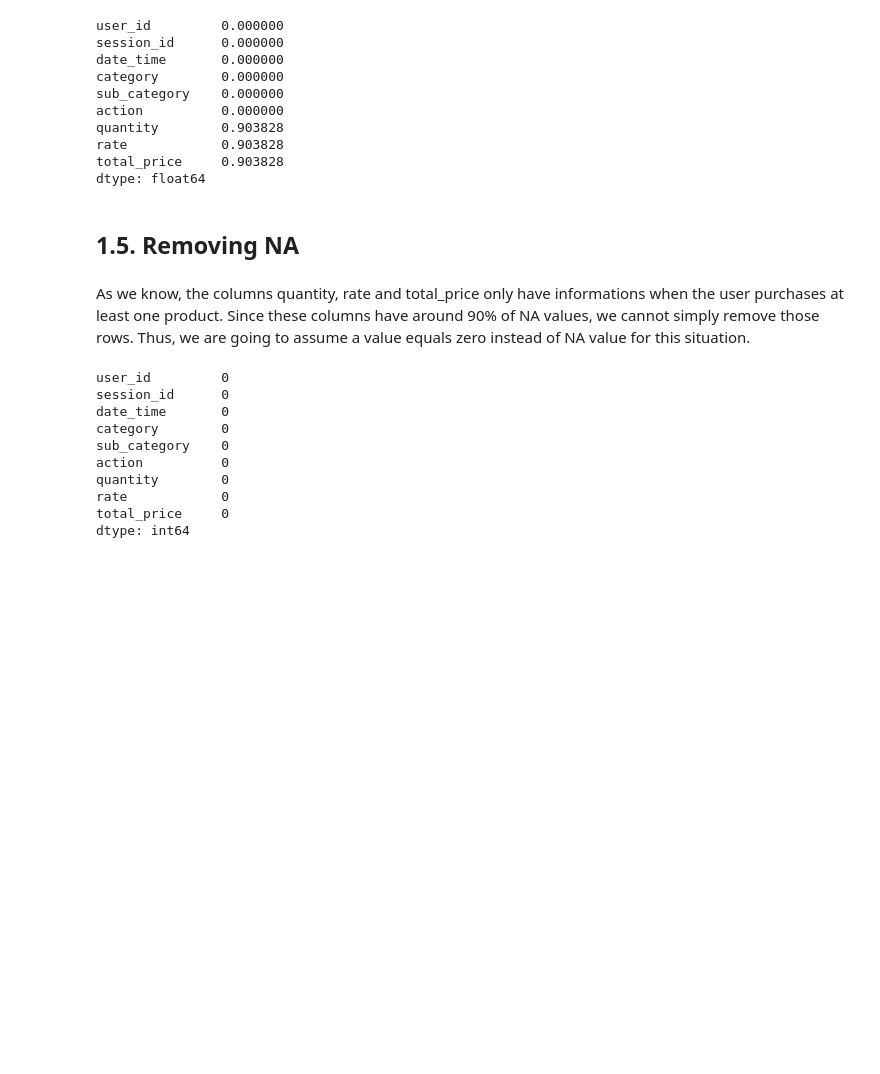
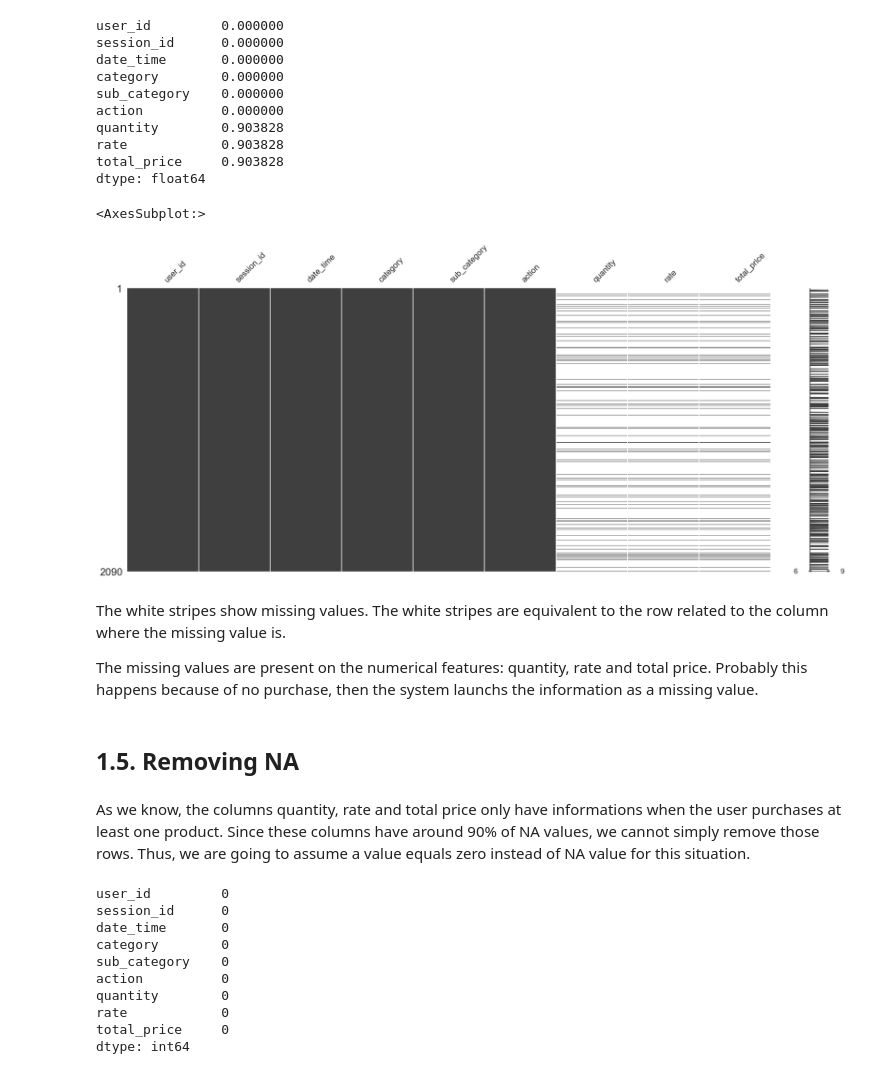
Before and after one commit to lucasquemelli/customer_propensity_purchase, a Jupyter notebook: customer_propensity_purchase.ipynb, the cells around one changed output. Cells and saved outputs as stored; diff of their text form; code cells hidden in the pictures; blank space fills up the shorter version.

```diff
--- a/customer_propensity_purchase.ipynb
+++ b/customer_propensity_purchase.ipynb
@@ -193,10 +195,20 @@ quantity        0.903828
 rate            0.903828
 total_price     0.903828
 dtype: float64
+# %%
+# Visualizing the missing values
+msno.matrix(df1)
+# %% [output]
+<AxesSubplot:>
+[figure, added]
+# %% [markdown]
+The white stripes show missing values. The white stripes are equivalent to the row related to the column where the missing value is.
+
+The missing values are present on the numerical features: quantity, rate and total price. Probably this happens because of no purchase, then the system launchs the information as a missing value.
 # %% [markdown]
 ## 1.5. Removing NA
 # %% [markdown]
-As we know, the columns quantity, rate and total_price only have informations when the user purchases at least one product. Since these columns have around 90% of NA values, we cannot simply remove those rows. Thus, we are going to assume a value equals zero instead of NA value for this situation.
+As we know, the columns quantity, rate and total price only have informations when the user purchases at least one product. Since these columns have around 90% of NA values, we cannot simply remove those rows. Thus, we are going to assume a value equals zero instead of NA value for this situation.
 # %%
 # quantity
 df1['quantity'] = df1['quantity'].fillna(0)
```
Also changed, not shown: parts of 30 cells of this notebook.
